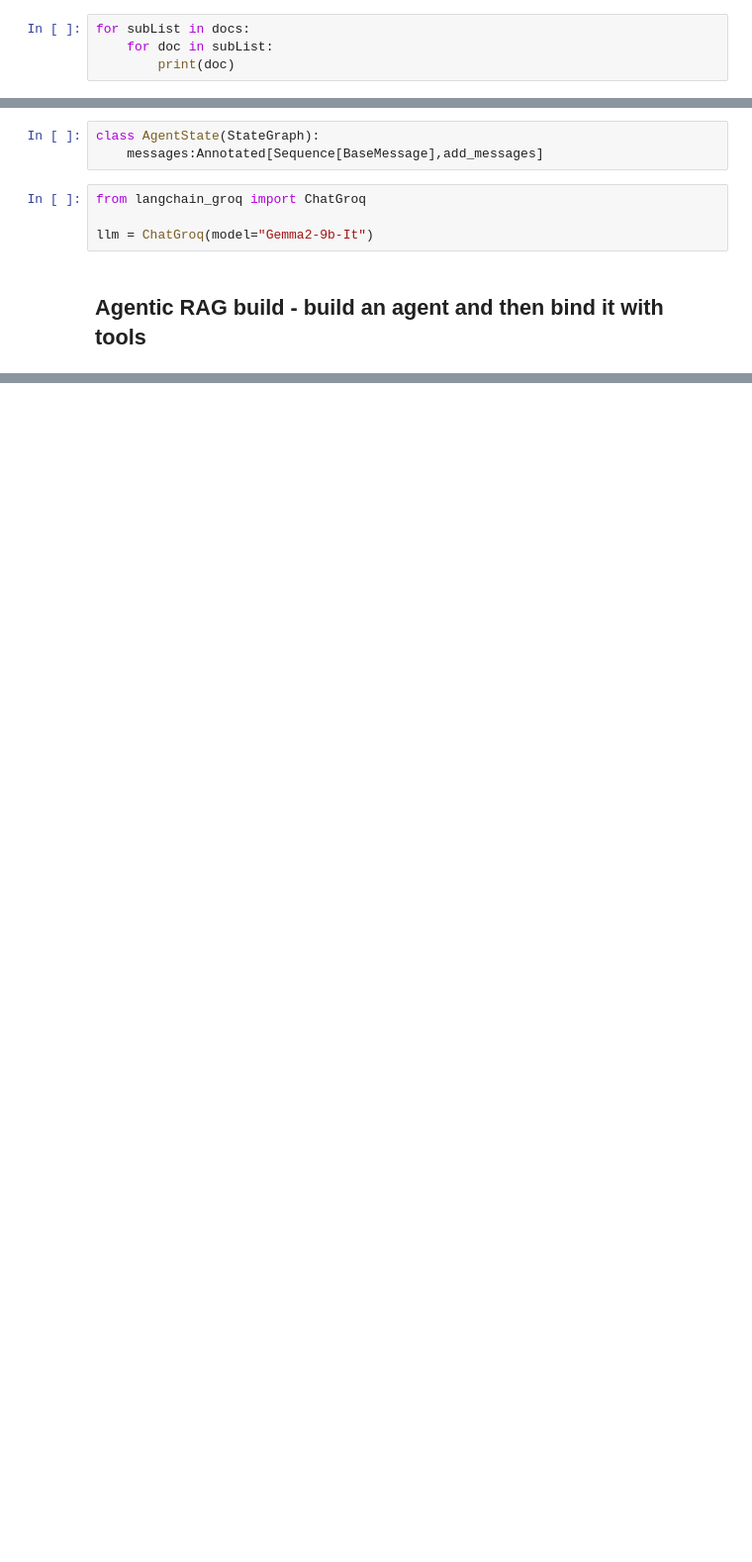
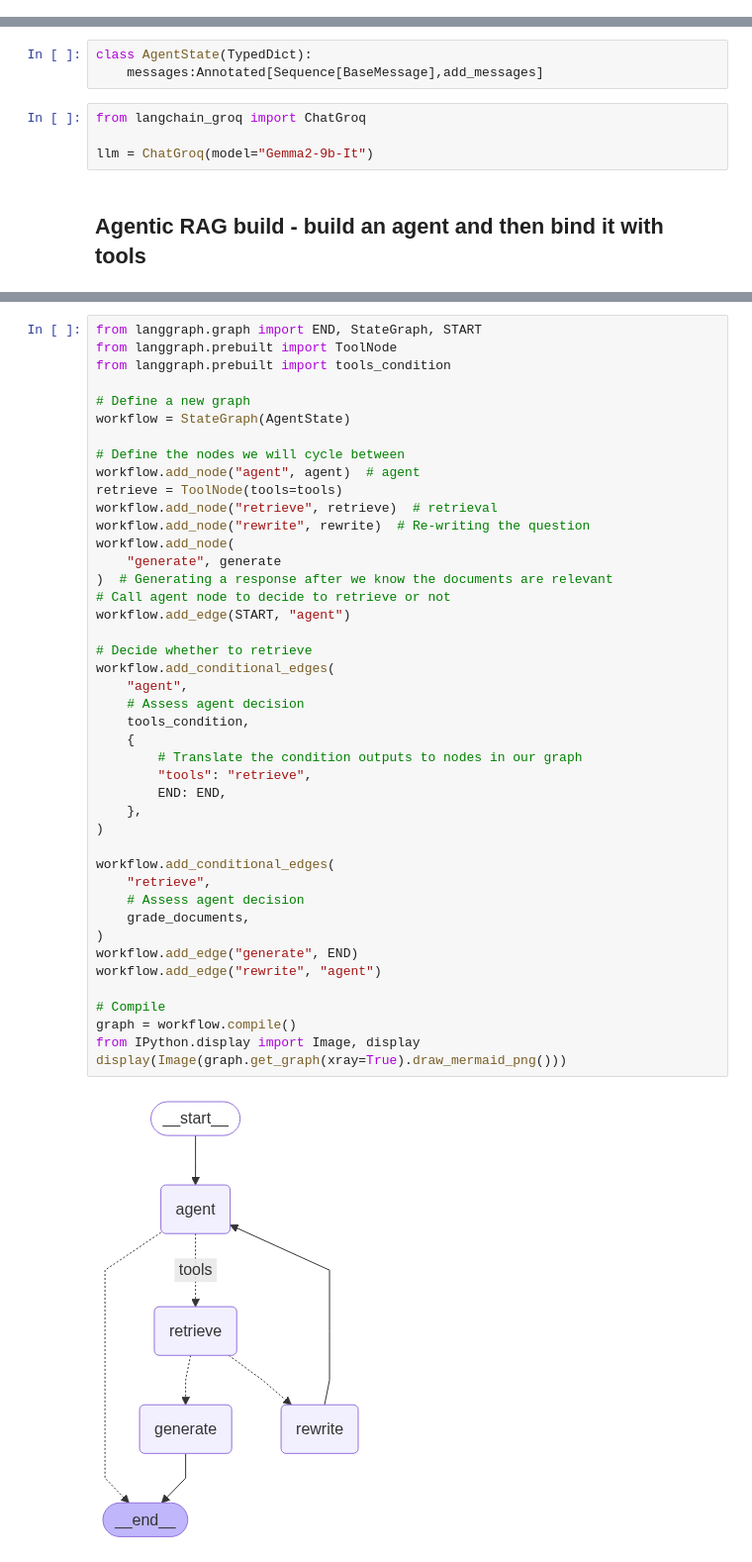
Before and after one commit to baveet256/AgenticAI-Agents-RAG, a Jupyter notebook: LANGGRAPH/AdvancedRAG/AgenticRAG.ipynb, the cells around one changed output, grey strips where cells are left out. Shown: that part at 99% size. Saved outputs shown, nothing was run; the diff lists cells and outputs as text; blank space fills up the shorter version.

Commit message:
Agentic RAG implemented

```diff
--- a/LANGGRAPH/AdvancedRAG/AgenticRAG.ipynb
+++ b/LANGGRAPH/AdvancedRAG/AgenticRAG.ipynb
@@ -41,4 +34,0 @@ docs
-# %%
-for subList in docs:
-    for doc in subList:
-        print(doc)
@@ -144,7 +112,7 @@ tools = [retriever_tool,retriever_tool_lg]
 # %% [markdown]
 ## Building Graph now
 # %%
-class AgentState(StateGraph):
+class AgentState(TypedDict):
     messages:Annotated[Sequence[BaseMessage],add_messages]
 # %%
 from langchain_groq import ChatGroq
@@ -183,0 +280,45 @@ def decider(state:AgentState):
+# %%
+from langgraph.graph import END, StateGraph, START
+from langgraph.prebuilt import ToolNode
+from langgraph.prebuilt import tools_condition
+
+# Define a new graph
+workflow = StateGraph(AgentState)
+
+# Define the nodes we will cycle between
+workflow.add_node("agent", agent)  # agent
+retrieve = ToolNode(tools=tools)
+workflow.add_node("retrieve", retrieve)  # retrieval
+workflow.add_node("rewrite", rewrite)  # Re-writing the question
+workflow.add_node(
+    "generate", generate
+)  # Generating a response after we know the documents are relevant
+# Call agent node to decide to retrieve or not
+workflow.add_edge(START, "agent")
+
+# Decide whether to retrieve
+workflow.add_conditional_edges(
+    "agent",
+    # Assess agent decision
+    tools_condition,
+    {
+        # Translate the condition outputs to nodes in our graph
+        "tools": "retrieve",
+        END: END,
+    },
+)
+
+workflow.add_conditional_edges(
+    "retrieve",
+    # Assess agent decision
+    grade_documents,
+)
+workflow.add_edge("generate", END)
+workflow.add_edge("rewrite", "agent")
+
+# Compile
+graph = workflow.compile()
+from IPython.display import Image, display
+display(Image(graph.get_graph(xray=True).draw_mermaid_png()))
+# %% [output]
+[figure, added]
```
Also changed, not shown: parts of 20 cells of this notebook, 4 other files.
